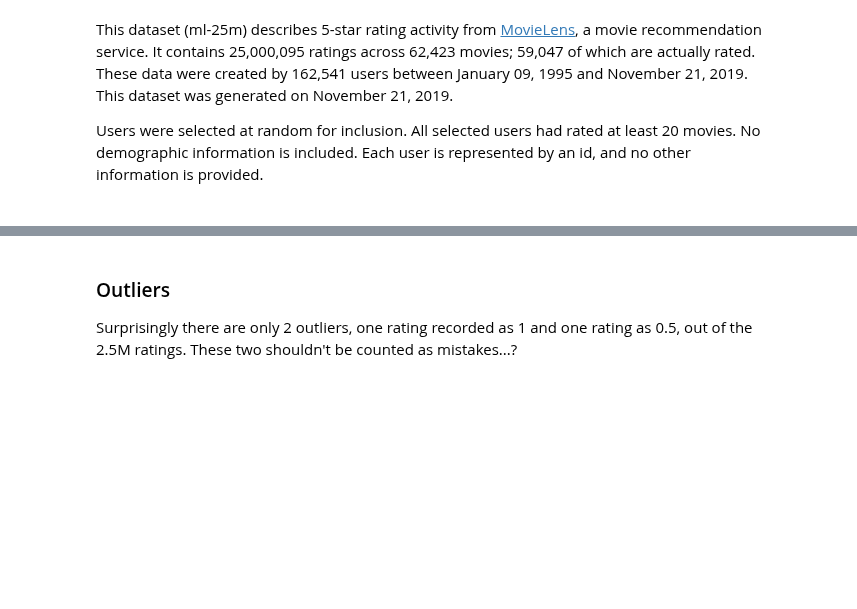
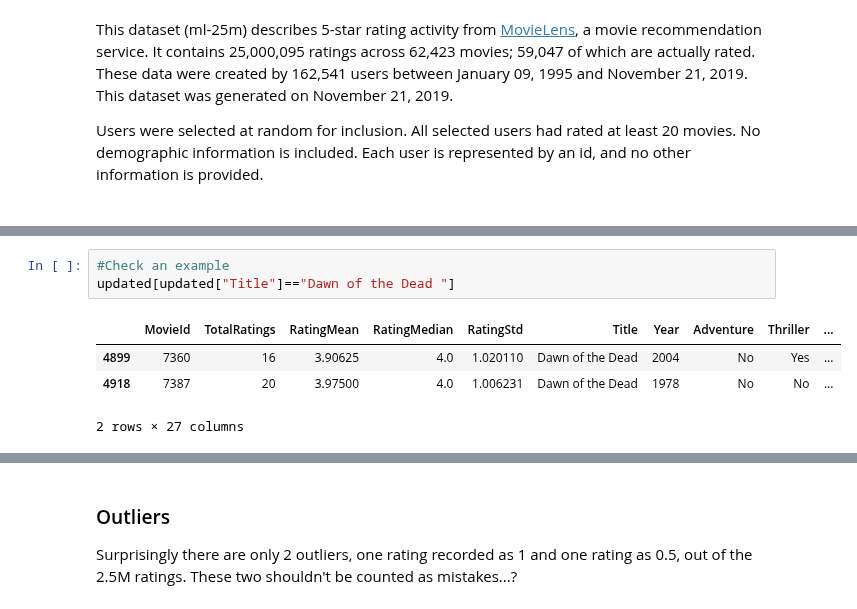
Before and after one commit to lauraah10/MachineLearning_Projects, a Jupyter notebook: Lab3_Clustering.ipynb, the cells around one changed output, grey strips where cells are left out. Drawn from its saved outputs; the diff is of its cells as text; blank space fills up the shorter version.

```diff
--- a/Lab3_Clustering.ipynb
+++ b/Lab3_Clustering.ipynb
@@ -86,0 +255,8 @@ dtype: float64
+# %%
+#Check an example
+updated[updated["Title"]=="Dawn of the Dead "]
+# %% [output]
+|  | MovieId | TotalRatings | RatingMean | RatingMedian | RatingStd | Title | Year | Adventure | Thriller | ... |
+| 4899 | 7360 | 16 | 3.90625 | 4.0 | 1.020110 | Dawn of the Dead | 2004 | No | Yes | ... |
+| 4918 | 7387 | 20 | 3.97500 | 4.0 | 1.006231 | Dawn of the Dead | 1978 | No | No | ... |
+2 rows × 27 columns
```
Also changed, not shown: parts of 41 cells of this notebook.
